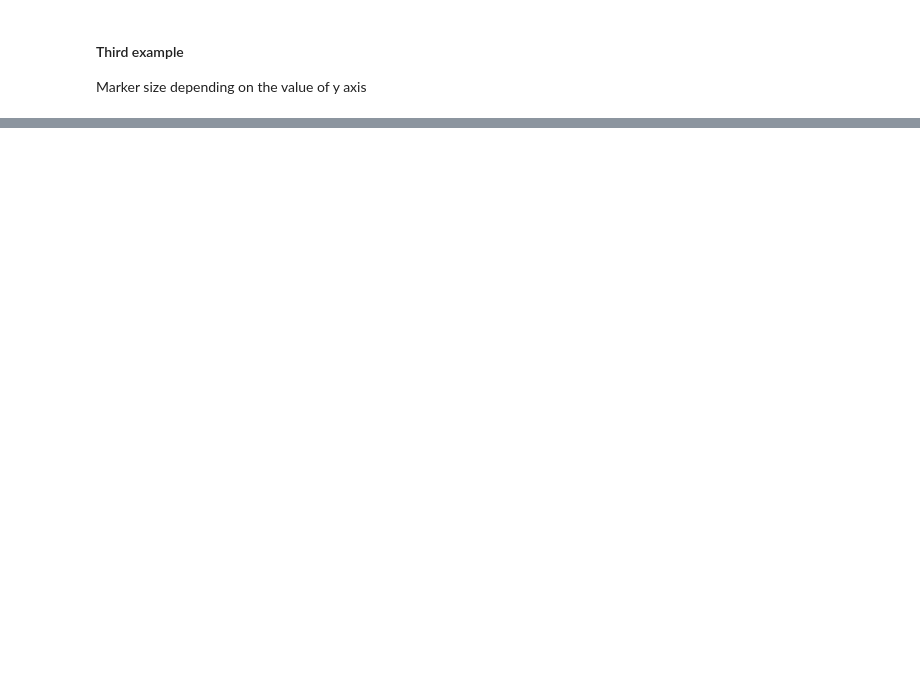
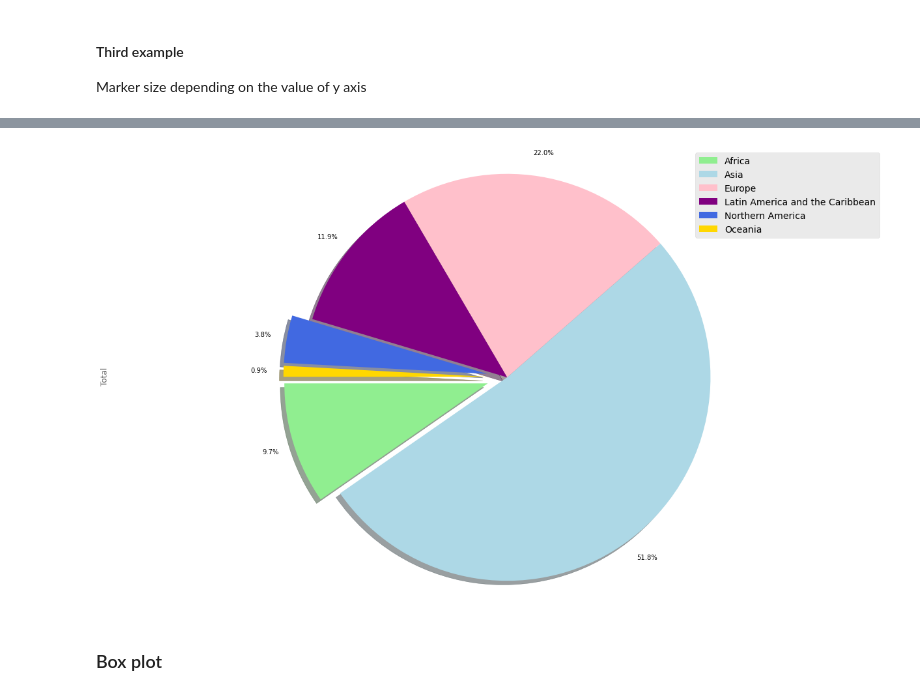
Before and after one commit to abelbg/S04T01-Visualitzacio_Exploratoria, a Jupyter notebook: Matplotlib notes.ipynb, the cells around one changed output, grey strips where cells are left out. Cells and saved outputs as stored; diff of their text form; code cells hidden in the pictures; blank space fills up the shorter version.

```diff
--- a/Matplotlib notes.ipynb
+++ b/Matplotlib notes.ipynb
@@ -181,0 +464,23 @@ plt.show()
+# %%
+colors = ["lightgreen", "lightblue", "pink", "purple", "royalblue", "gold"]
+explode = [0.1, 0, 0, 0, 0.1, 0.1]
+
+continents["Total"].plot(kind="pie", figsize=(17,10),
+                   autopct="%1.1f%%", # display the percent value using string formatting
+                   startangle=180, # start angle 90 degrees
+                   shadow=True, # pie chart shadow
+                   labels=None, # no labels
+                   pctdistance=1.12, # percentage distance from the center of the pie
+                   colors=colors, # color list
+                   explode=explode) # custom explosion distance
+
+plt.axis("equal") # equal aspect ratio ensures that pie is drawn as a circle
+plt.legend(labels=continents.index,
+           loc="upper right",
+           fontsize = 14)
+plt.tight_layout() # adjusts subplot params so that the plot fits in figure area
+plt.show()
+# %% [output]
+[figure, added]
+# %% [markdown]
+### Box plot
```
Also changed, not shown: parts of 42 cells of this notebook.
